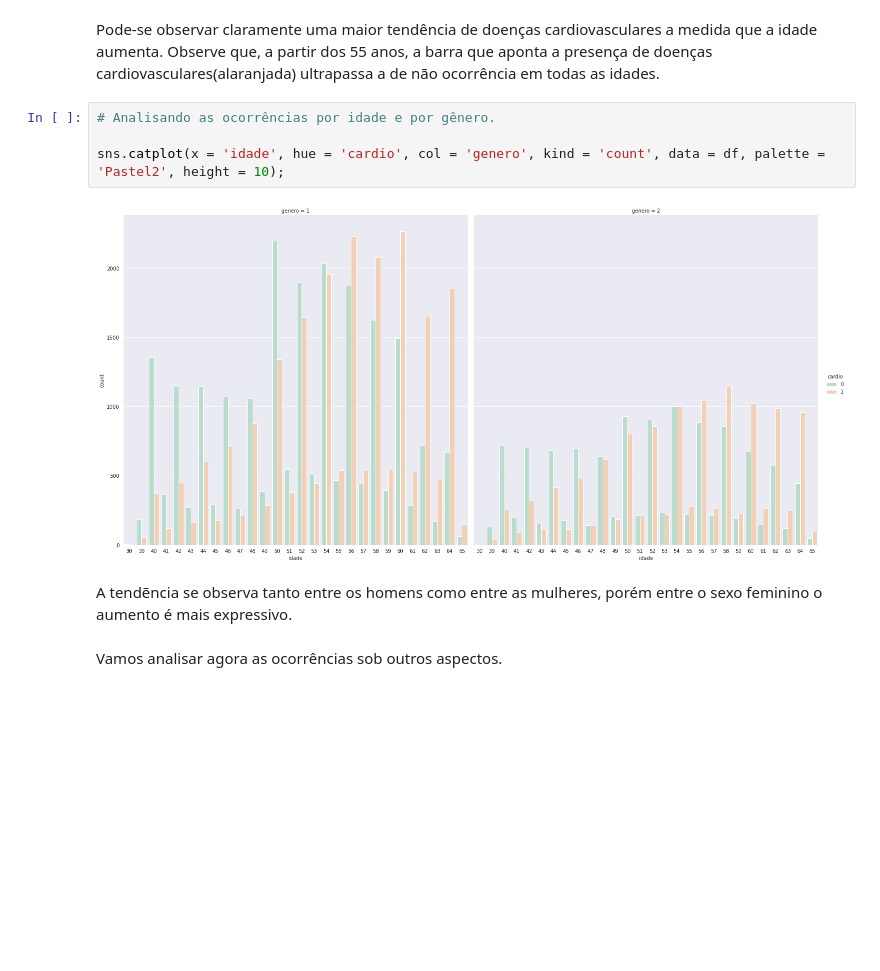
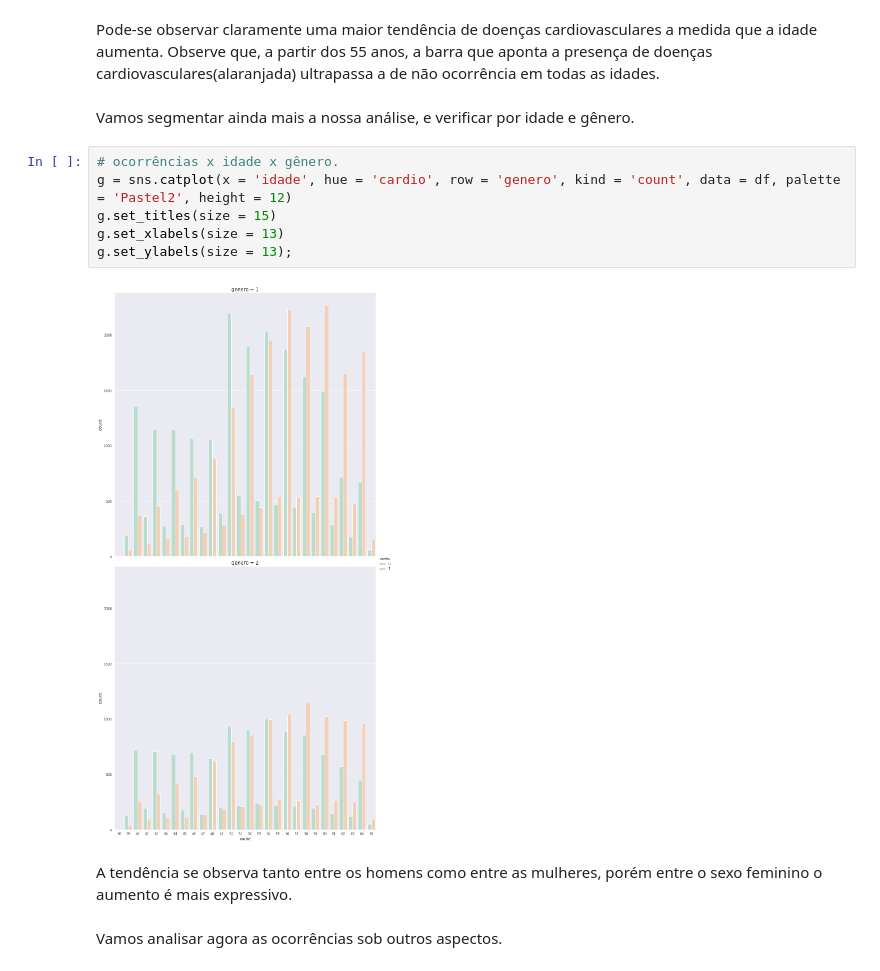
Before and after one commit to Caiogcosta/Portfolio, a Jupyter notebook: Doenças Cardiovasculares.ipynb, the cells around one changed output. Cells and saved outputs as stored; diff of their text form; blank space fills up the shorter version.

```diff
--- a/Doenças Cardiovasculares.ipynb
+++ b/Doenças Cardiovasculares.ipynb
@@ -188,14 +228,18 @@ sns.countplot(x = 'idade', hue = 'cardio', data = df, palette = 'Pastel2');
 # %% [markdown]
 Pode-se observar claramente uma maior tendência de doenças cardiovasculares a medida que a idade aumenta.
 Observe que, a partir dos 55 anos, a barra que aponta a presença de doenças cardiovasculares(alaranjada) ultrapassa a de não ocorrência em todas as idades.
+# %% [markdown]
+Vamos segmentar ainda mais a nossa análise, e verificar por idade e gênero.
 # %%
-# Analisando as ocorrências por idade e por gênero.
-
-sns.catplot(x = 'idade', hue = 'cardio', col = 'genero', kind = 'count', data = df, palette = 'Pastel2', height = 10);
+# ocorrências x idade x gênero.
+g = sns.catplot(x = 'idade', hue = 'cardio', row = 'genero', kind = 'count', data = df, palette = 'Pastel2', height = 12)
+g.set_titles(size = 15)
+g.set_xlabels(size = 13)
+g.set_ylabels(size = 13);
 # %% [output]
-[figure, old version]
+[figure, new version]
 # %% [markdown]
-A tendẽncia se observa tanto entre os homens como entre as mulheres, porém entre o sexo feminino o aumento é mais expressivo.
+A tendência se observa tanto entre os homens como entre as mulheres, porém entre o sexo feminino o aumento é mais expressivo.
 # %% [markdown]
 Vamos analisar agora as ocorrências sob outros aspectos.
 # %%
```
Also changed, not shown: parts of 60 cells of this notebook.
